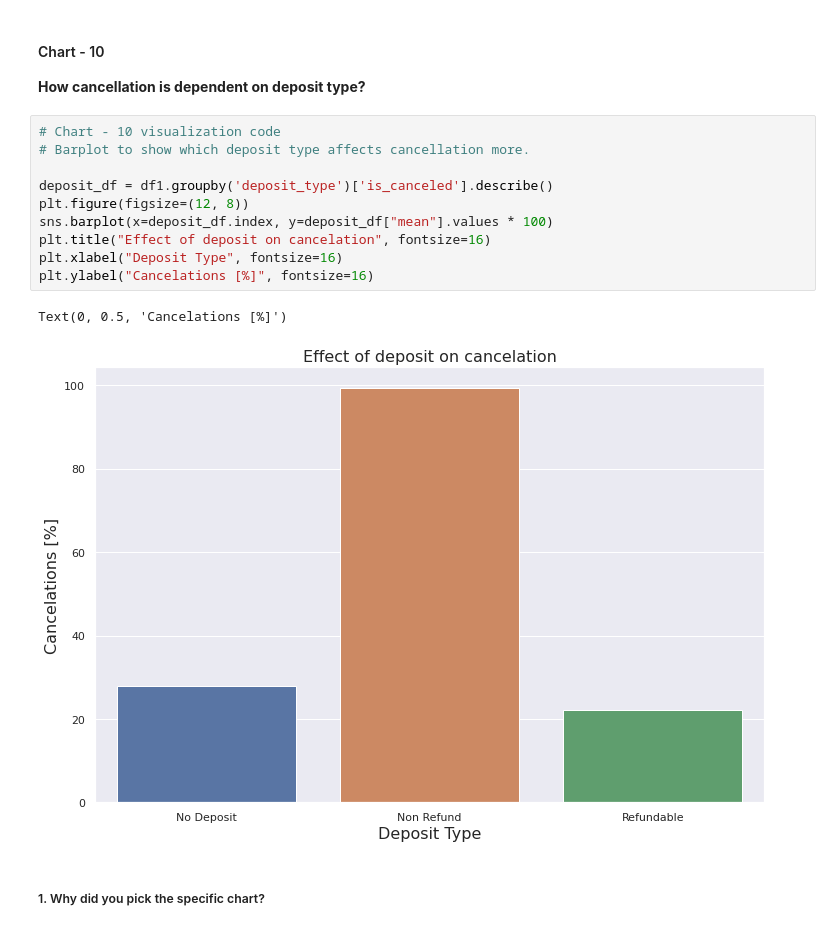
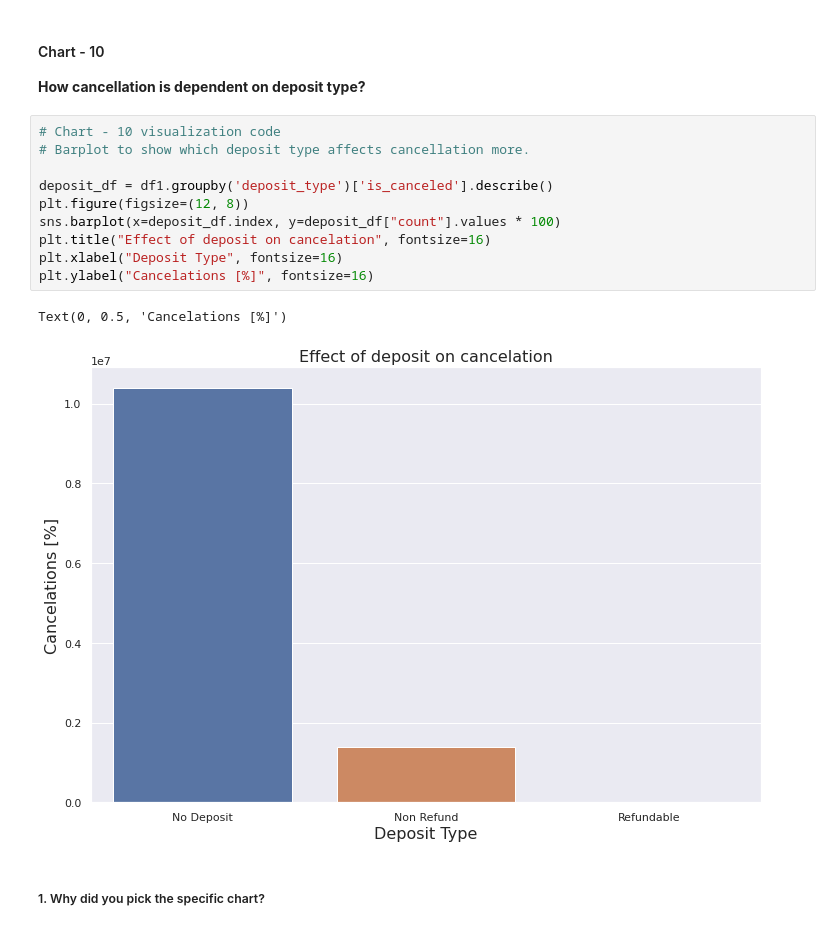
Before and after one commit to CoderSumanesh/Hotel-Booking-Analysis, a Jupyter notebook: hotel_booking_analysis.ipynb, the cells around one changed output. Saved outputs shown, nothing was run; the diff lists cells and outputs as text.

```diff
--- a/hotel_booking_analysis.ipynb
+++ b/hotel_booking_analysis.ipynb
@@ -918,16 +933,16 @@ Yes,gained insights have a positive impact on bussiness growth as from the insig
 # %%
 # Chart - 10 visualization code
 # Barplot to show which deposit type affects cancellation more.
 
 deposit_df = df1.groupby('deposit_type')['is_canceled'].describe()
 plt.figure(figsize=(12, 8))
-sns.barplot(x=deposit_df.index, y=deposit_df["mean"].values * 100)
+sns.barplot(x=deposit_df.index, y=deposit_df["count"].values * 100)
 plt.title("Effect of deposit on cancelation", fontsize=16)
 plt.xlabel("Deposit Type", fontsize=16)
 plt.ylabel("Cancelations [%]", fontsize=16)
 # %% [output]
 Text(0, 0.5, 'Cancelations [%]')
-[figure, old version]
+[figure, new version]
 # %% [markdown]
 ##### 1. Why did you pick the specific chart?
 # %% [markdown]
```
Also changed, not shown: parts of 9 cells of this notebook.
